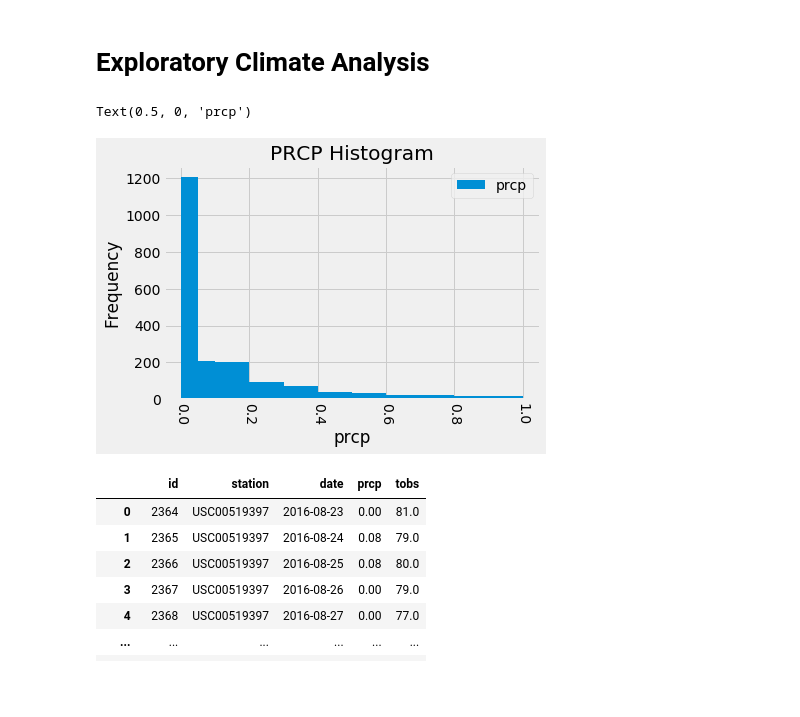
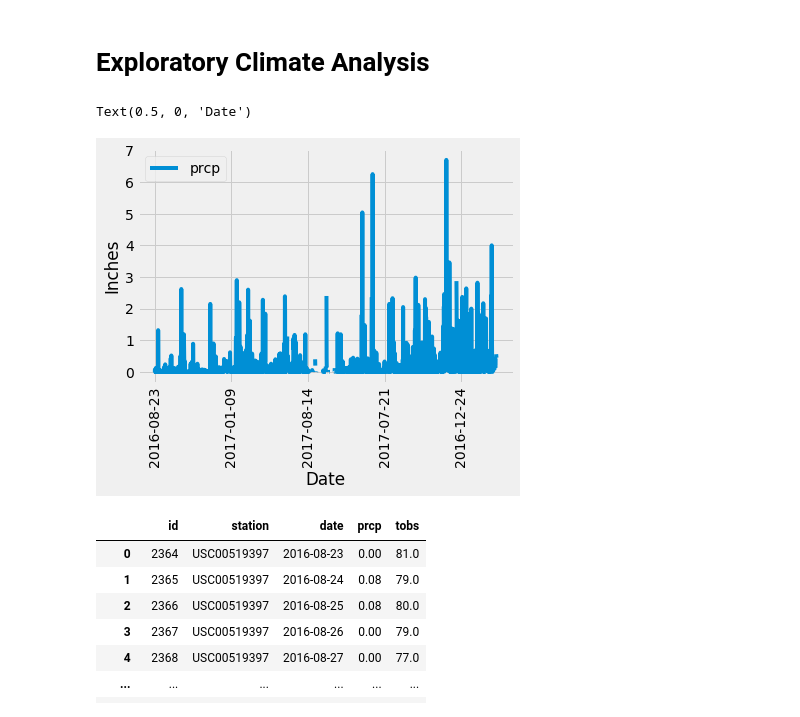
Before and after one commit to gpolavaram0/sqlalchemy-challenge, a Jupyter notebook: sqlalchemy-challenge-checkpoint.ipynb, the cells around one changed output. Saved outputs shown, nothing was run; the diff lists cells and outputs as text; code cells hidden in the pictures; blank space fills up the shorter version.

```diff
--- a/sqlalchemy-challenge-checkpoint.ipynb
+++ b/sqlalchemy-challenge-checkpoint.ipynb
@@ -52,14 +52,16 @@ session = Session(engine)
 # %%
 # Design a query to retrieve the last 12 months of precipitation data and plot the results
 
-result = session.query(measurement.prcp).filter(measurement.date >= "2016-08-23")
+result = session.query(measurement.date,measurement.prcp).filter(measurement.date >= "2016-08-23")
 df = pd.DataFrame(result)
-df.plot.hist(rot = 270,title='PRCP Histogram',bins=[0, 0.05, 0.1, 0.2, 0.3, 0.4, 0.5, 0.6, 0.7, 0.8, 0.9, 1.0])
-plt.ylabel("Frequency")
-plt.xlabel("prcp")
+#df.plot.hist(rot = 270,title='PRCP Histogram',bins=[0, 0.05, 0.1, 0.2, 0.3, 0.4, 0.5, 0.6, 0.7, 0.8, 0.9, 1.0])
+df.sort_values(by='date',ascending=True)
+df.plot( x = "date", rot = 90)
+plt.ylabel("Inches")
+plt.xlabel("Date")
 # %% [output]
-Text(0.5, 0, 'prcp')
+Text(0.5, 0, 'Date')
-[figure, old version]
+[figure, new version]
 # %%
 # Calculate the date 1 year ago from the last data point in the database
 
```
Also changed, not shown: parts of 3 cells of this notebook.
